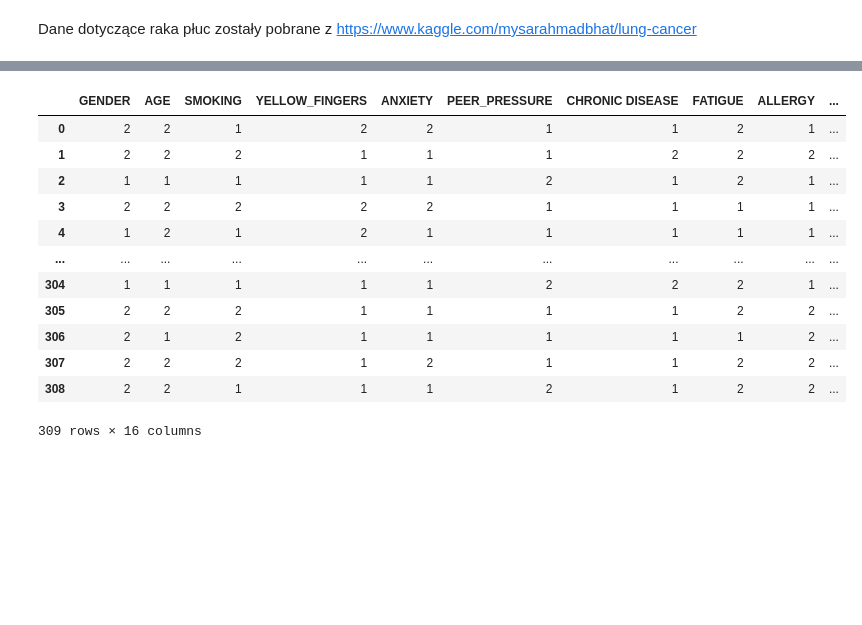
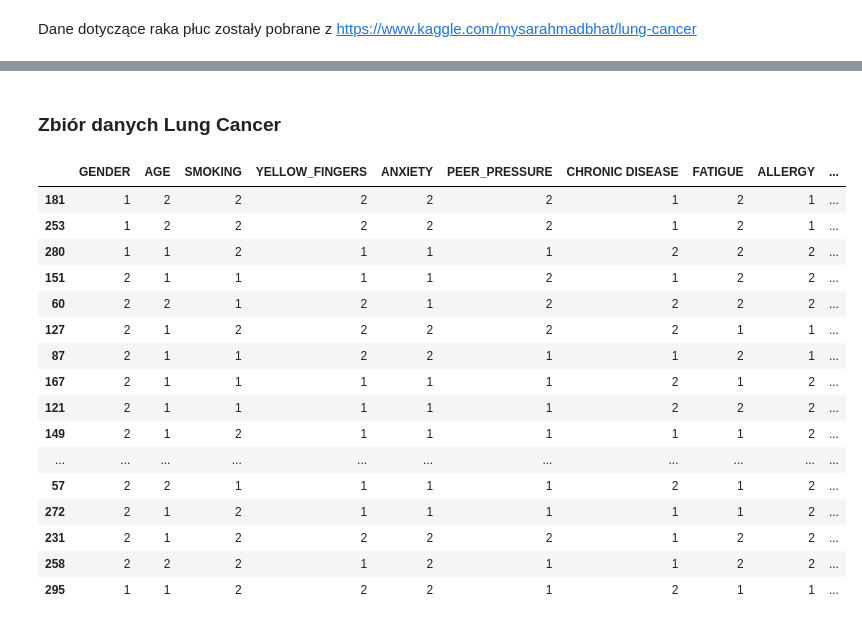
Before and after one commit to oscarteeninga/Machine-Learing-2, a Jupyter notebook: project/Lung Cancer.ipynb, the cells around one changed output, grey strips where cells are left out. Saved outputs shown, nothing was run; the diff lists cells and outputs as text; code cells hidden in the pictures; blank space fills up the shorter version.

```diff
--- a/project/Lung Cancer.ipynb
+++ b/project/Lung Cancer.ipynb
@@ -31,26 +54,37 @@ from pybbn.graph.potential import Potential
+# %% [markdown]
+### Zbiór danych Lung Cancer
 # %%
 pd.options.display.max_columns=50
 df=pd.read_csv('lung_cancer.csv', encoding='utf-8')
 
-df['AGE']=df['AGE'].apply(lambda x: 2 if x>60 else 1)
+df['AGE']=df['AGE'].apply(lambda x: 2 if x>65 else 1)
 df['GENDER']=df['GENDER'].apply(lambda x: 2 if x == 'M' else 1)
 df['LUNG_CANCER']=df['LUNG_CANCER'].apply(lambda x: 2 if x == 'YES' else 1)
-df
+health = df[df['LUNG_CANCER'] == 1]
+sick = df[df['LUNG_CANCER'] == 2]
+
+df = pd.concat([health, sick], axis=0)
+df = df.sample(frac=1)
-# %% [output]
-|  | GENDER | AGE | SMOKING | YELLOW_FINGERS | ANXIETY | PEER_PRESSURE | CHRONIC DISEASE | FATIGUE | ALLERGY | ... |
-| 0 | 2 | 2 | 1 | 2 | 2 | 1 | 1 | 2 | 1 | ... |
-| 1 | 2 | 2 | 2 | 1 | 1 | 1 | 2 | 2 | 2 | ... |
-| 2 | 1 | 1 | 1 | 1 | 1 | 2 | 1 | 2 | 1 | ... |
-| 3 | 2 | 2 | 2 | 2 | 2 | 1 | 1 | 1 | 1 | ... |
-| 4 | 1 | 2 | 1 | 2 | 1 | 1 | 1 | 1 | 1 | ... |
-| ... | ... | ... | ... | ... | ... | ... | ... | ... | ... | ... |
-| 304 | 1 | 1 | 1 | 1 | 1 | 2 | 2 | 2 | 1 | ... |
-| 305 | 2 | 2 | 2 | 1 | 1 | 1 | 1 | 2 | 2 | ... |
-| 306 | 2 | 1 | 2 | 1 | 1 | 1 | 1 | 1 | 2 | ... |
-| 307 | 2 | 2 | 2 | 1 | 2 | 1 | 1 | 2 | 2 | ... |
-| 308 | 2 | 2 | 1 | 1 | 1 | 2 | 1 | 2 | 2 | ... |
-309 rows × 16 columns
 # %%
-test_count = 50
+test_count = 40
 df_train = df.iloc[:-test_count-1,:]
 df_test = df.iloc[-test_count:,:]
+df_test
+# %% [output]
+|  | GENDER | AGE | SMOKING | YELLOW_FINGERS | ANXIETY | PEER_PRESSURE | CHRONIC DISEASE | FATIGUE | ALLERGY | ... |
+| 181 | 1 | 2 | 2 | 2 | 2 | 2 | 1 | 2 | 1 | ... |
+| 253 | 1 | 2 | 2 | 2 | 2 | 2 | 1 | 2 | 1 | ... |
+| 280 | 1 | 1 | 2 | 1 | 1 | 1 | 2 | 2 | 2 | ... |
+| 151 | 2 | 1 | 1 | 1 | 1 | 2 | 1 | 2 | 2 | ... |
+| 60 | 2 | 2 | 1 | 2 | 1 | 2 | 2 | 2 | 2 | ... |
+| 127 | 2 | 1 | 2 | 2 | 2 | 2 | 2 | 1 | 1 | ... |
+| 87 | 2 | 1 | 1 | 2 | 2 | 1 | 1 | 2 | 1 | ... |
+| 167 | 2 | 1 | 1 | 1 | 1 | 1 | 2 | 1 | 2 | ... |
+| 121 | 2 | 1 | 1 | 1 | 1 | 1 | 2 | 2 | 2 | ... |
+| 149 | 2 | 1 | 2 | 1 | 1 | 1 | 1 | 1 | 2 | ... |
+| ... | ... | ... | ... | ... | ... | ... | ... | ... | ... | ... |
+| 57 | 2 | 2 | 1 | 1 | 1 | 1 | 2 | 1 | 2 | ... |
+| 272 | 2 | 1 | 2 | 1 | 1 | 1 | 1 | 1 | 2 | ... |
+| 231 | 2 | 1 | 2 | 2 | 2 | 2 | 1 | 2 | 2 | ... |
+| 258 | 2 | 2 | 2 | 1 | 2 | 1 | 1 | 2 | 2 | ... |
+| 295 | 1 | 1 | 2 | 2 | 2 | 1 | 2 | 1 | 1 | ... |
```
Also changed, not shown: parts of 27 cells of this notebook, 5 other files.
